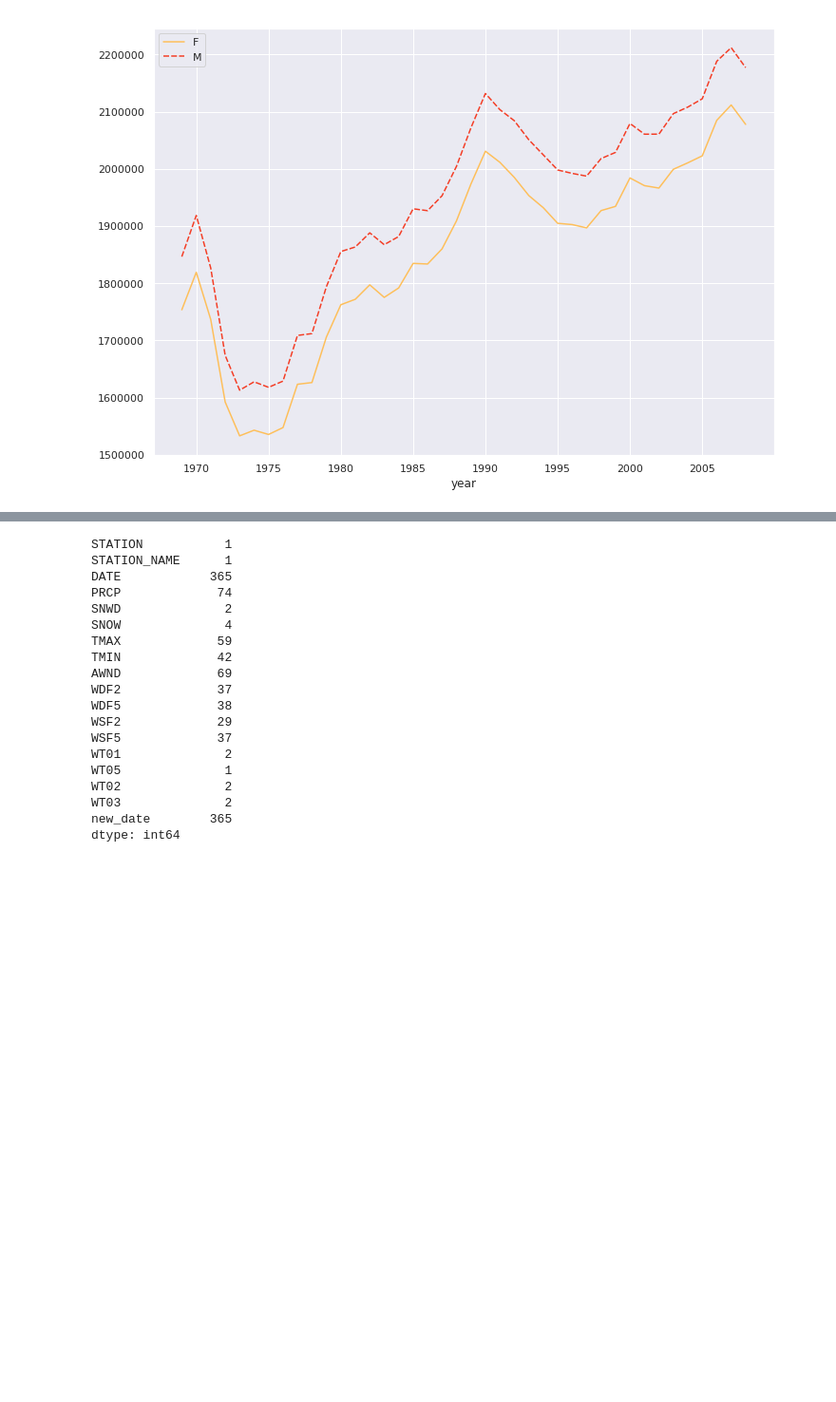
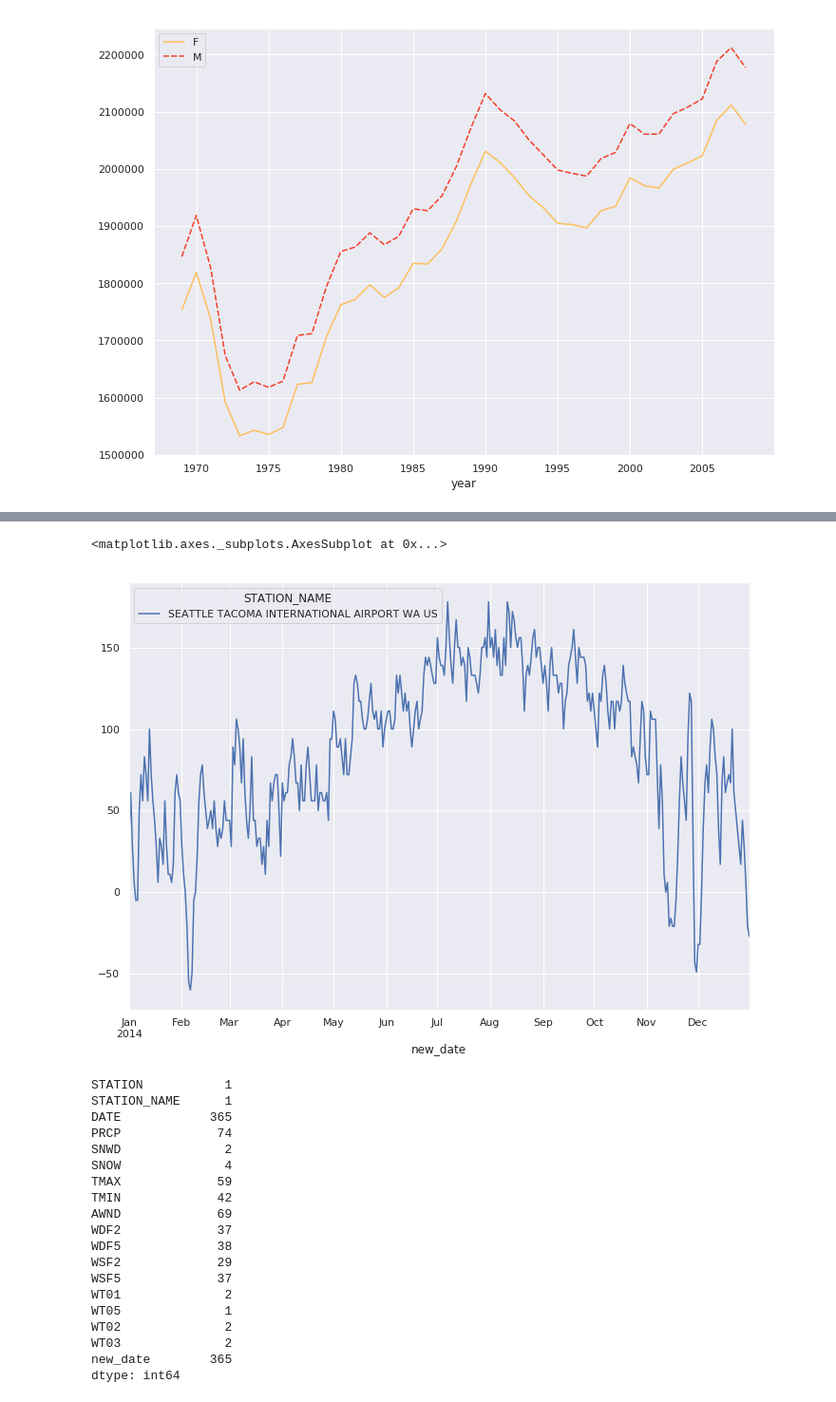
Before and after one commit to bytebangalore-cohort21/Pandas-Numpy-Matplotlib, a Jupyter notebook: HandsON.ipynb, the cells around one changed output, grey strips where cells are left out. Shown at 95% size. Saved outputs shown, nothing was run; the diff lists cells and outputs as text; code cells hidden in the pictures; blank space fills up the shorter version.

```diff
--- a/HandsON.ipynb
+++ b/HandsON.ipynb
@@ -237,7 +237,10 @@ def convertdatetime(date):
 # %%
 df_seattle['new_date'] = df_seattle['DATE'].apply(convertdatetime)
 # %%
-df_seattle.pivot_table(index=['TMIN','TMAX'],columns='new_date',aggfunc=sum).plot()
+df_seattle.pivot_table(index='STATION_NAME',columns='new_date',values='TMIN').transpose().plot()
+# %% [output]
+<matplotlib.axes._subplots.AxesSubplot at 0x...>
+[figure, added]
 # %%
 df_seattle.nunique()
 # %% [output]
```
Also changed, not shown: 3 other files.
